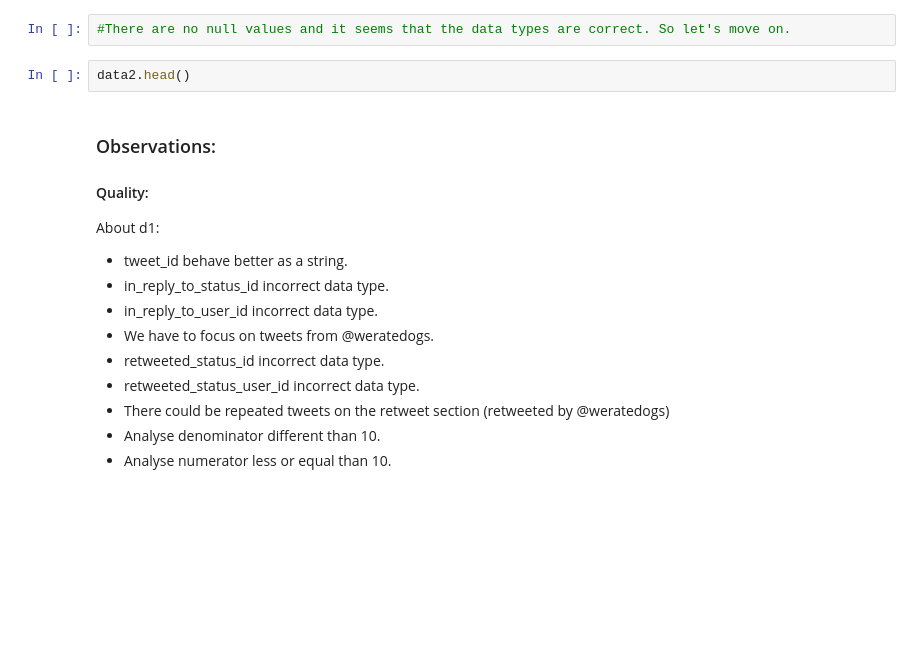
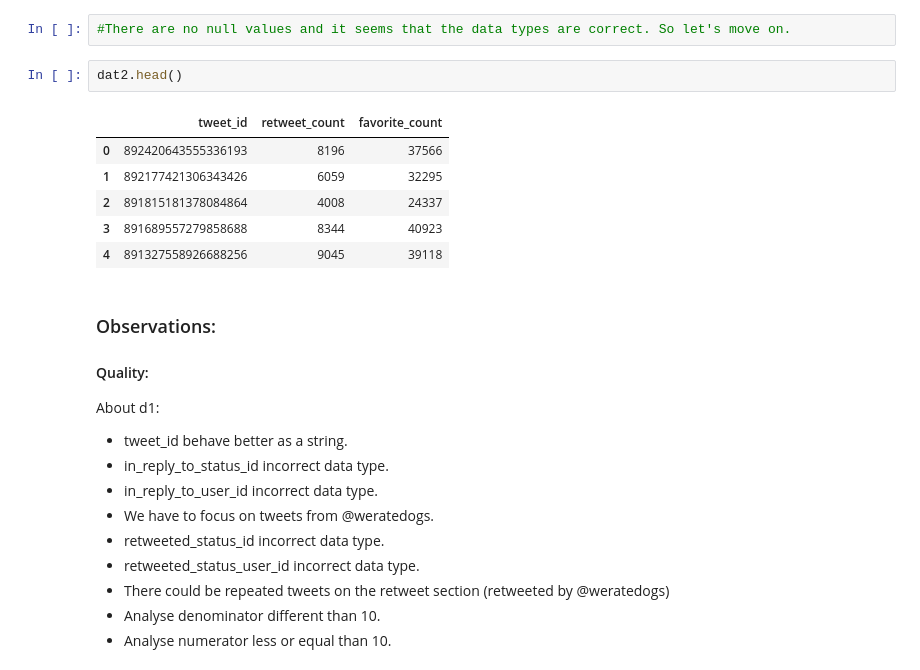
Before and after one commit to Jestefano/WeRateDogsProject, a Jupyter notebook: wrangle_act.ipynb, the cells around one changed output. Drawn from its saved outputs; the diff is of its cells as text; blank space fills up the shorter version.

```diff
--- a/wrangle_act.ipynb
+++ b/wrangle_act.ipynb
@@ -196,7 +290,14 @@ d2.info()
 # %%
 #There are no null values and it seems that the data types are correct. So let's move on.
 # %%
-data2.head()
+dat2.head()
+# %% [output]
+|  | tweet_id | retweet_count | favorite_count |
+| 0 | 892420643555336193 | 8196 | 37566 |
+| 1 | 892177421306343426 | 6059 | 32295 |
+| 2 | 891815181378084864 | 4008 | 24337 |
+| 3 | 891689557279858688 | 8344 | 40923 |
+| 4 | 891327558926688256 | 9045 | 39118 |
 # %% [markdown]
 ### Observations:
 #### Quality:
```
Also changed, not shown: parts of 59 cells of this notebook.
